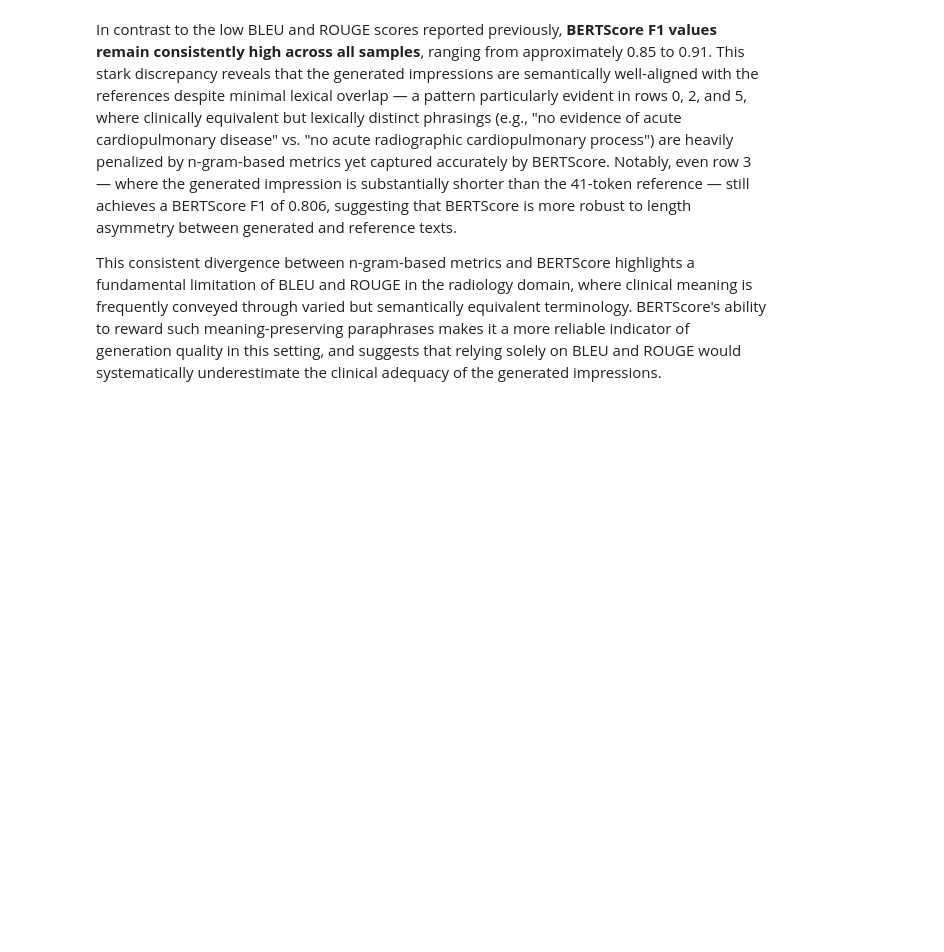
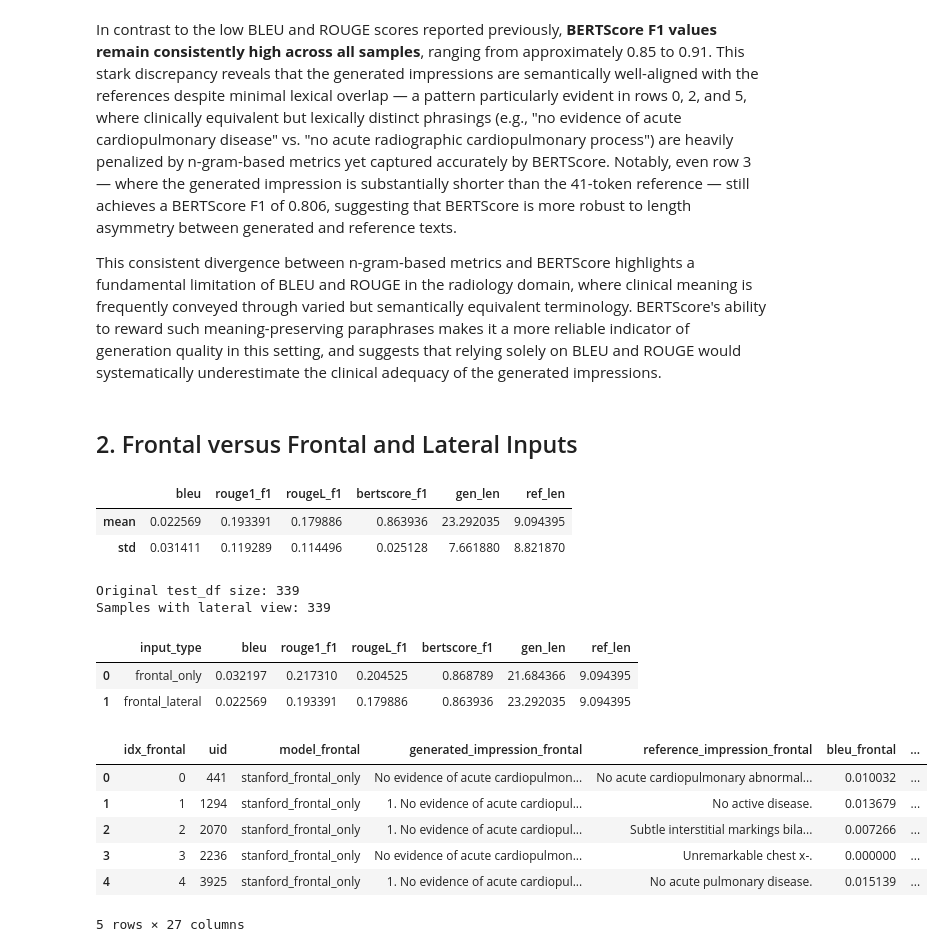
Before and after one commit to Jenyy0416/cs1090b_project, a Jupyter notebook: ms3.ipynb, the cells around one changed output. Drawn from its saved outputs; the diff is of its cells as text; code cells hidden in the pictures; blank space fills up the shorter version.

```diff
--- a/ms3.ipynb
+++ b/ms3.ipynb
@@ -865,3 +863,5 @@ compare_df
 In contrast to the low BLEU and ROUGE scores reported previously, **BERTScore F1 values remain consistently high across all samples**, ranging from approximately 0.85 to 0.91. This stark discrepancy reveals that the generated impressions are semantically well-aligned with the references despite minimal lexical overlap — a pattern particularly evident in rows 0, 2, and 5, where clinically equivalent but lexically distinct phrasings (e.g., "no evidence of acute cardiopulmonary disease" vs. "no acute radiographic cardiopulmonary process") are heavily penalized by n-gram-based metrics yet captured accurately by BERTScore. Notably, even row 3 — where the generated impression is substantially shorter than the 41-token reference — still achieves a BERTScore F1 of 0.806, suggesting that BERTScore is more robust to length asymmetry between generated and reference texts.
 
 This consistent divergence between n-gram-based metrics and BERTScore highlights a fundamental limitation of BLEU and ROUGE in the radiology domain, where clinical meaning is frequently conveyed through varied but semantically equivalent terminology. BERTScore's ability to reward such meaning-preserving paraphrases makes it a more reliable indicator of generation quality in this setting, and suggests that relying solely on BLEU and ROUGE would systematically underestimate the clinical adequacy of the generated impressions.
+# %% [markdown]
+## 2. Frontal versus Frontal and Lateral Inputs
@@ -867,0 +890,18 @@ This consistent divergence between n-gram-based metrics and BERTScore highlights
+# %%
+summary = compare_df[
+    ["bleu", "rouge1_f1", "rougeL_f1", "bertscore_f1", "gen_len", "ref_len"]
+].agg(["mean", "std"])
+
+summary
+# %% [output]
+|  | bleu | rouge1_f1 | rougeL_f1 | bertscore_f1 | gen_len | ref_len |
+| mean | 0.022569 | 0.193391 | 0.179886 | 0.863936 | 23.292035 | 9.094395 |
+| std | 0.031411 | 0.119289 | 0.114496 | 0.025128 | 7.661880 | 8.821870 |
+# %%
+compare_views_df = test_df[test_df["img_lateral_processed"].notna()].copy().reset_index(drop=True)
+
+print(f"Original test_df size: {len(test_df)}")
+print(f"Samples with lateral view: {len(compare_views_df)}")
+# %% [output]
+Original test_df size: 339
+Samples with lateral view: 339
@@ -867,0 +1012,53 @@ This consistent divergence between n-gram-based metrics and BERTScore highlights
+# %%
+comparison_summary = pd.DataFrame([
+    {
+        "input_type": "frontal_only",
+        "bleu": frontal_only_df["bleu"].mean(),
+        "rouge1_f1": frontal_only_df["rouge1_f1"].mean(),
+        "rougeL_f1": frontal_only_df["rougeL_f1"].mean(),
+        "bertscore_f1": frontal_only_df["bertscore_f1"].mean(),
+        "gen_len": frontal_only_df["gen_len"].mean(),
+        "ref_len": frontal_only_df["ref_len"].mean()
+    },
+    {
+        "input_type": "frontal_lateral",
+        "bleu": frontal_lateral_df["bleu"].mean(),
+        "rouge1_f1": frontal_lateral_df["rouge1_f1"].mean(),
+        "rougeL_f1": frontal_lateral_df["rougeL_f1"].mean(),
+        "bertscore_f1": frontal_lateral_df["bertscore_f1"].mean(),
+        "gen_len": frontal_lateral_df["gen_len"].mean(),
+        "ref_len": frontal_lateral_df["ref_len"].mean()
+    }
+])
+
+comparison_summary
+# %% [output]
+|  | input_type | bleu | rouge1_f1 | rougeL_f1 | bertscore_f1 | gen_len | ref_len |
+| 0 | frontal_only | 0.032197 | 0.217310 | 0.204525 | 0.868789 | 21.684366 | 9.094395 |
+| 1 | frontal_lateral | 0.022569 | 0.193391 | 0.179886 | 0.863936 | 23.292035 | 9.094395 |
+# %%
+view_compare_df = frontal_only_df.merge(
+    frontal_lateral_df,
+    on="uid",
+    suffixes=("_frontal", "_frontal_lateral")
+)
+
+view_compare_df["bertscore_gain"] = (
+    view_compare_df["bertscore_f1_frontal_lateral"] -
+    view_compare_df["bertscore_f1_frontal"]
+)
+
+view_compare_df["rougeL_gain"] = (
+    view_compare_df["rougeL_f1_frontal_lateral"] -
+    view_compare_df["rougeL_f1_frontal"]
+)
+
+view_compare_df.head()
+# %% [output]
+|  | idx_frontal | uid | model_frontal | generated_impression_frontal | reference_impression_frontal | bleu_frontal | ... |
+| 0 | 0 | 441 | stanford_frontal_only | No evidence of acute cardiopulmon... | No acute cardiopulmonary abnormal... | 0.010032 | ... |
+| 1 | 1 | 1294 | stanford_frontal_only | 1. No evidence of acute cardiopul... | No active disease. | 0.013679 | ... |
+| 2 | 2 | 2070 | stanford_frontal_only | 1. No evidence of acute cardiopul... | Subtle interstitial markings bila... | 0.007266 | ... |
+| 3 | 3 | 2236 | stanford_frontal_only | No evidence of acute cardiopulmon... | Unremarkable chest x-. | 0.000000 | ... |
+| 4 | 4 | 3925 | stanford_frontal_only | 1. No evidence of acute cardiopul... | No acute pulmonary disease. | 0.015139 | ... |
+5 rows × 27 columns
```
Also changed, not shown: parts of 18 cells of this notebook.
